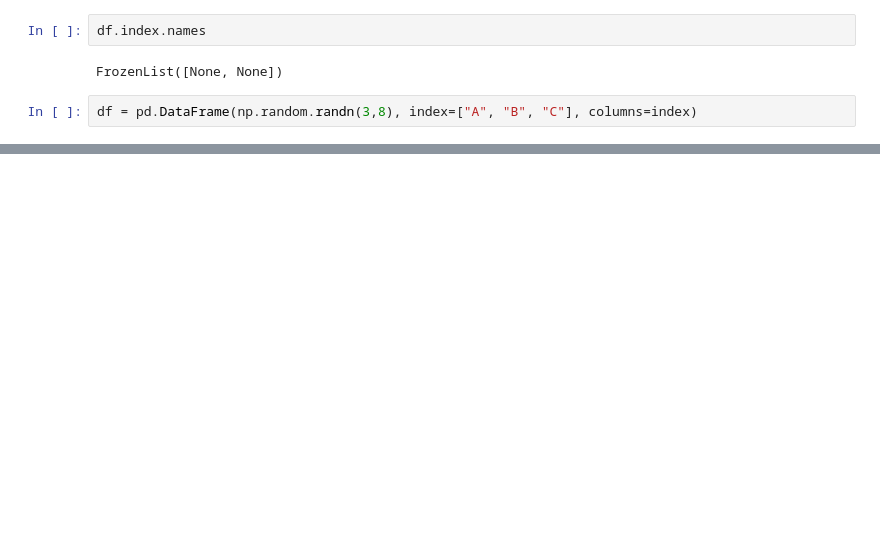
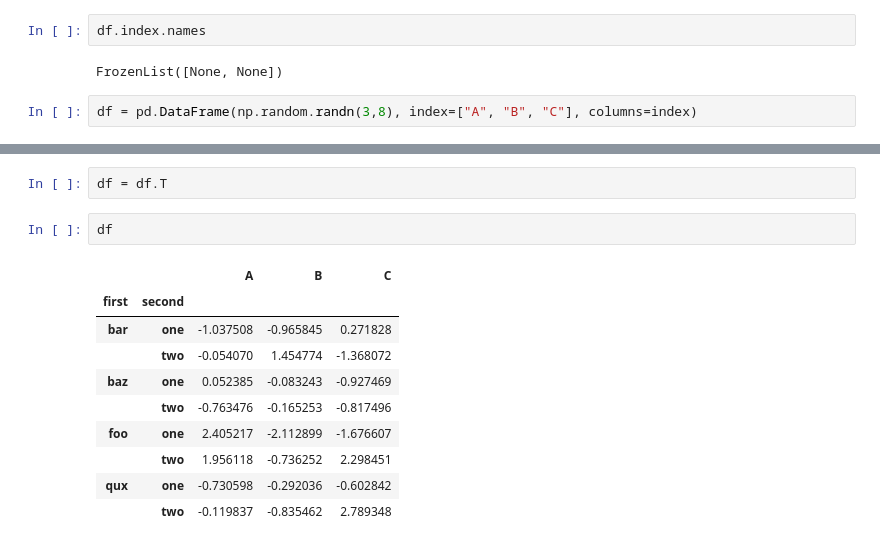
Before and after one commit to shizidushu/pandas-docs-coding-notebook, a Jupyter notebook: multiindex-advanced-indexing.ipynb, the cells around one changed output, grey strips where cells are left out. Cells and saved outputs as stored; diff of their text form; blank space fills up the shorter version.

```diff
--- a/multiindex-advanced-indexing.ipynb
+++ b/multiindex-advanced-indexing.ipynb
@@ -138,0 +405,15 @@ df
+# %%
+df = df.T
+# %%
+df
+# %% [output]
+|  |  | A | B | C |
+| first | second |  |  |  |
+| bar | one | -1.037508 | -0.965845 | 0.271828 |
+|  | two | -0.054070 | 1.454774 | -1.368072 |
+| baz | one | 0.052385 | -0.083243 | -0.927469 |
+|  | two | -0.763476 | -0.165253 | -0.817496 |
+| foo | one | 2.405217 | -2.112899 | -1.676607 |
+|  | two | 1.956118 | -0.736252 | 2.298451 |
+| qux | one | -0.730598 | -0.292036 | -0.602842 |
+|  | two | -0.119837 | -0.835462 | 2.789348 |
```
Also changed, not shown: parts of 65 cells of this notebook.
